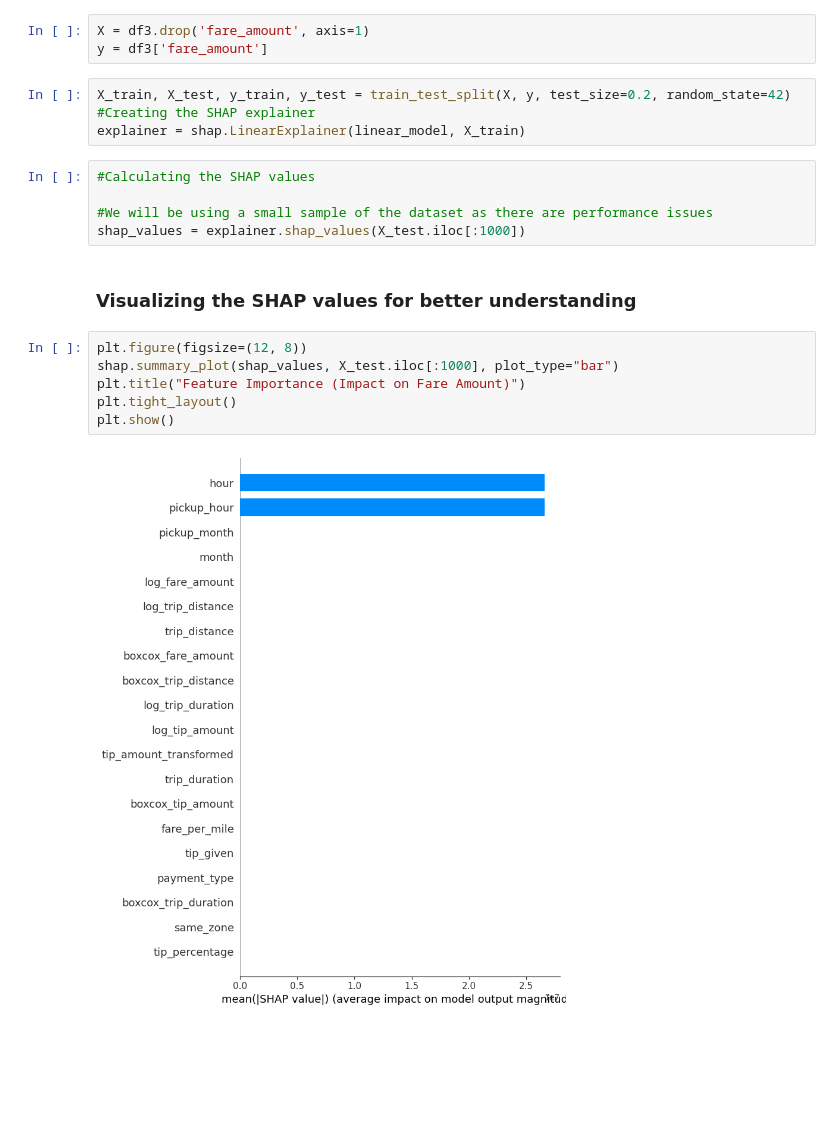
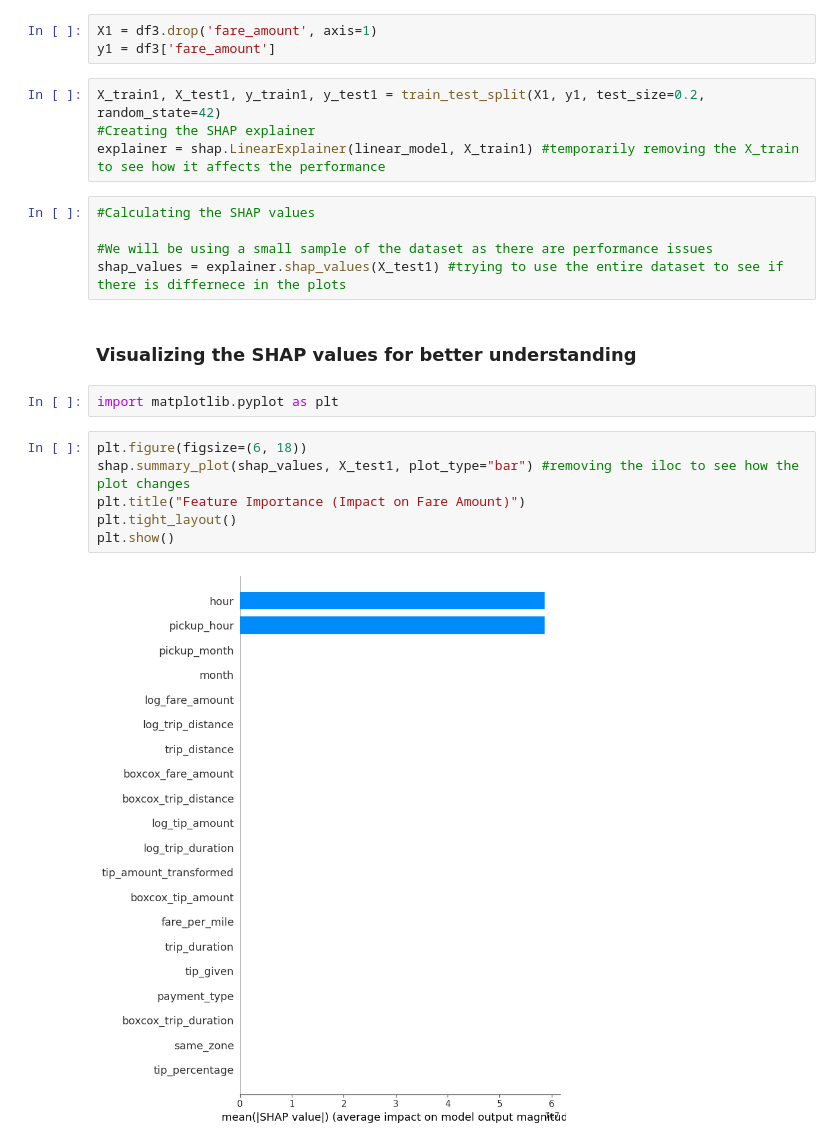
Before and after one commit to LongD3Ad/Taxi-Fare, a Jupyter notebook: Taxi_model.ipynb, the cells around one changed output. Drawn from its saved outputs; the diff is of its cells as text; blank space fills up the shorter version.

Commit message:
shap values error, check features

```diff
--- a/Taxi_model.ipynb
+++ b/Taxi_model.ipynb
@@ -748,25 +750,27 @@ Proceed with the linear regression model for its balance of high performance, in
 import shap
 from sklearn.model_selection import train_test_split
 # %%
-X = df3.drop('fare_amount', axis=1)
-y = df3['fare_amount']
+X1 = df3.drop('fare_amount', axis=1)
+y1 = df3['fare_amount']
 # %%
-X_train, X_test, y_train, y_test = train_test_split(X, y, test_size=0.2, random_state=42)
+X_train1, X_test1, y_train1, y_test1 = train_test_split(X1, y1, test_size=0.2, random_state=42)
 #Creating the SHAP explainer
-explainer = shap.LinearExplainer(linear_model, X_train)
+explainer = shap.LinearExplainer(linear_model, X_train1) #temporarily removing the X_train to see how it affects the performance
 # %%
 #Calculating the SHAP values
 
 #We will be using a small sample of the dataset as there are performance issues
-shap_values = explainer.shap_values(X_test.iloc[:1000])
+shap_values = explainer.shap_values(X_test1) #trying to use the entire dataset to see if there is differnece in the plots
 # %% [markdown]
 ### Visualizing the SHAP values for better understanding
+# %%
+import matplotlib.pyplot as plt
 # %%
-plt.figure(figsize=(12, 8))
-shap.summary_plot(shap_values, X_test.iloc[:1000], plot_type="bar")
+plt.figure(figsize=(6, 18))
+shap.summary_plot(shap_values, X_test1, plot_type="bar") #removing the iloc to see how the plot changes
 plt.title("Feature Importance (Impact on Fare Amount)")
 plt.tight_layout()
 plt.show()
 # %% [output]
-[figure, old version]
+[figure, new version]
 [figure]
```
Also changed, not shown: parts of 7 cells of this notebook.
